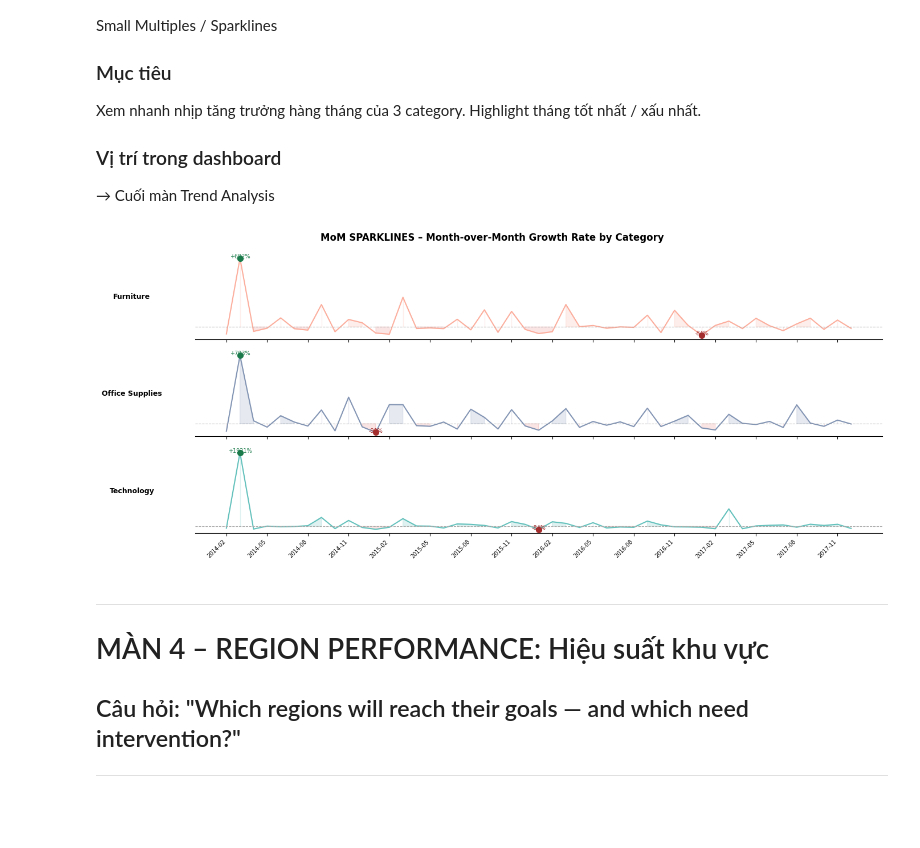
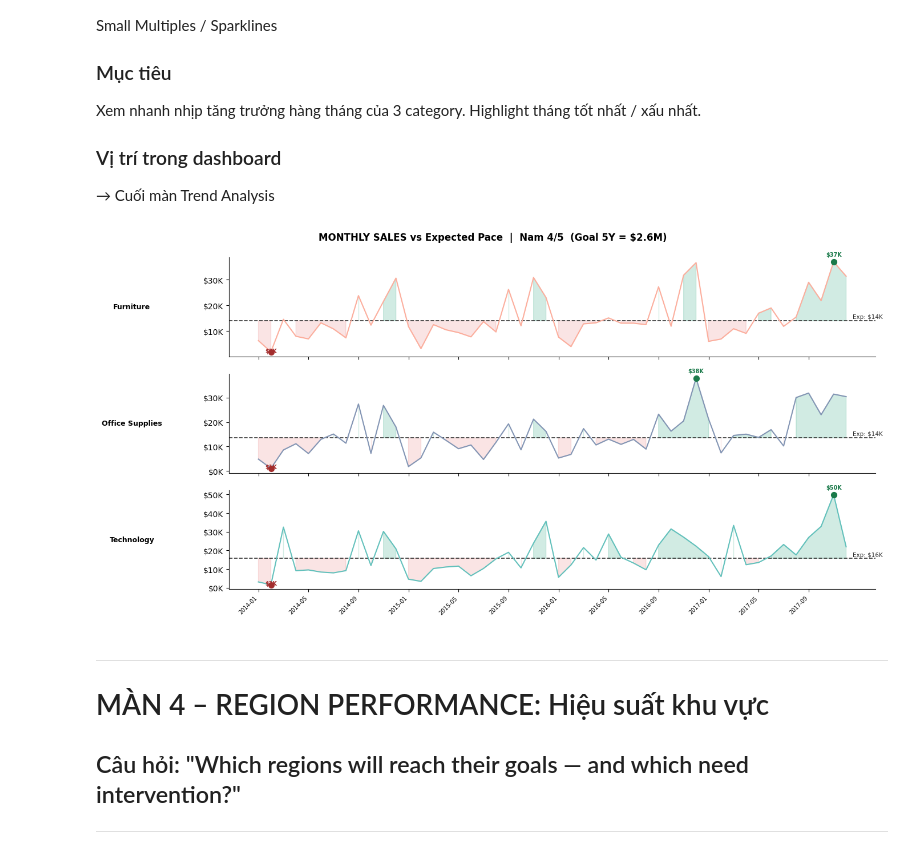
Before and after one commit to Thuily05/archive, a Jupyter notebook: chapter7_executive_dashboard_complete (1).ipynb, the cells around one changed output. Drawn from its saved outputs; the diff is of its cells as text; code cells hidden in the pictures; blank space fills up the shorter version.

```diff
--- a/chapter7_executive_dashboard_complete (1).ipynb
+++ b/chapter7_executive_dashboard_complete (1).ipynb
@@ -1724,49 +1775,75 @@ Xem nhanh nhịp tăng trưởng hàng tháng của 3 category. Highlight tháng
 
 → Cuối màn Trend Analysis
 # %%
+# ── Monthly Sales vs Expected Pace – by Category
+df['Order Date'] = pd.to_datetime(df['Order Date'])
+df['YearMonth']  = df['Order Date'].dt.to_period('M').astype(str)
 
-# ── MoM Sparklines by Category
+SALES_GOAL_5Y    = 2_600_000
+PACE             = 4 / 5
+expected_monthly = SALES_GOAL_5Y * PACE / 48   # $43,333 / thang tong
+
 monthly_cat = df.groupby(['YearMonth', 'Category'])['Sales'].sum().reset_index()
 monthly_cat = monthly_cat.sort_values('YearMonth')
-monthly_cat['MoM'] = monthly_cat.groupby('Category')['Sales'].pct_change() * 100
 
-categories = ['Furniture', 'Office Supplies', 'Technology']
+categories       = ['Furniture', 'Office Supplies', 'Technology']
 sparkline_colors = ['#FCAE9D', '#8395B4', '#63C1BC']
 
-fig, axes = plt.subplots(3, 1, figsize=(14, 6), sharex=True)
+# Expected mỗi category theo tỷ trọng lịch sử
+total_by_cat = df.groupby('Category')['Sales'].sum()
+total_all    = total_by_cat.sum()
+cat_expected = {cat: expected_monthly * (total_by_cat[cat] / total_all)
+                for cat in categories}
+
+fig, axes = plt.subplots(3, 1, figsize=(14, 7), sharex=True)
 
 for i, (cat, ax) in enumerate(zip(categories, axes)):
-    data = monthly_cat[monthly_cat['Category']==cat].dropna()
-    x = range(len(data))
-    mom = data['MoM'].values
+    data   = monthly_cat[monthly_cat['Category'] == cat].reset_index(drop=True)
+    x      = range(len(data))
+    vals   = data['Sales'].values
     labels = data['YearMonth'].values
+    exp    = cat_expected[cat]
 
-    ax.plot(x, mom, color=sparkline_colors[i], linewidth=1.5)
-    ax.axhline(0, color='#AAAAAA', linewidth=0.8, linestyle='--')
-    ax.fill_between(x, mom, 0, where=[v>=0 for v in mom],
-                    color=sparkline_colors[i], alpha=0.2)
-    ax.fill_between(x, mom, 0, where=[v<0 for v in mom],
-                    color='#E24B4A', alpha=0.15)
+    ax.plot(x, vals, color=sparkline_colors[i], linewidth=1.5, zorder=3)
+    ax.axhline(exp, color='#333333', linestyle='--', linewidth=1.2, zorder=2)
 
-    best_i  = np.argmax(mom)
-    worst_i = np.argmin(mom)
-    ax.scatter([best_i],  [mom[best_i]],  color='#1a7a4a', zorder=5, s=50)
-    ax.scatter([worst_i], [mom[worst_i]], color='#a32d2d', zorder=5, s=50)
-    ax.text(best_i,  mom[best_i]+2,  f'+{mom[best_i]:.0f}%', ha='center', fontsize=7, color='#1a7a4a')
-    ax.text(worst_i, mom[worst_i]-3, f'{mom[worst_i]:.0f}%', ha='center', fontsize=7, color='#a32d2d')
+    ax.fill_between(x, vals, exp,
+                    where=[v >= exp for v in vals],
+                    color='#1D9E75', alpha=0.20, label='Vuot pace')
+    ax.fill_between(x, vals, exp,
+                    where=[v < exp for v in vals],
+                    color='#E24B4A', alpha=0.15, label='Duoi pace')
 
-    ax.set_ylabel(cat, fontsize=9, fontweight='bold', rotation=0, labelpad=80, va='center')
-    ax.set_yticks([]); ax.spines[['top','right','left']].set_visible(False)
+    # Best / worst thang
+    best_i  = np.argmax(vals)
+    worst_i = np.argmin(vals)
+    ax.scatter([best_i],  [vals[best_i]],  color='#1a7a4a', zorder=5, s=50)
+    ax.scatter([worst_i], [vals[worst_i]], color='#a32d2d', zorder=5, s=50)
+    ax.text(best_i,  vals[best_i]  * 1.06, f'${vals[best_i]/1000:.0f}K',
+            ha='center', fontsize=7, color='#1a7a4a', fontweight='bold')
+    ax.text(worst_i, vals[worst_i] * 0.88, f'${vals[worst_i]/1000:.0f}K',
+            ha='center', fontsize=7, color='#a32d2d', fontweight='bold')
 
-step = max(1, len(labels)//12)
+    # Label expected
+    ax.text(len(data) - 0.5, exp * 1.03,
+            f'Exp: ${exp/1000:.0f}K', fontsize=7.5, color='#333333', va='bottom')
+
+    ax.set_ylabel(cat, fontsize=9, fontweight='bold', rotation=0, labelpad=90, va='center')
+    ax.yaxis.set_major_formatter(plt.FuncFormatter(lambda v, _: f'${v/1000:.0f}K'))
+    ax.spines[['top', 'right']].set_visible(False)
+
+step = max(1, len(labels) // 12)
 axes[-1].set_xticks(list(range(0, len(labels), step)))
 axes[-1].set_xticklabels(labels[::step], rotation=45, ha='right', fontsize=7)
-fig.suptitle('MoM SPARKLINES – Month-over-Month Growth Rate by Category',
-             fontsize=12, fontweight='bold')
+
+fig.suptitle(
+    f'MONTHLY SALES vs Expected Pace  |  Nam 4/5  (Goal 5Y = ${SALES_GOAL_5Y/1e6:.1f}M)',
+    fontsize=12, fontweight='bold'
+)
 plt.tight_layout()
 plt.show()
 # %% [output]
-[figure, old version]
+[figure, new version]
 # %% [markdown]
 ---
 # MÀN 4 – REGION PERFORMANCE: Hiệu suất khu vực
```
Also changed, not shown: parts of 4 cells of this notebook.
